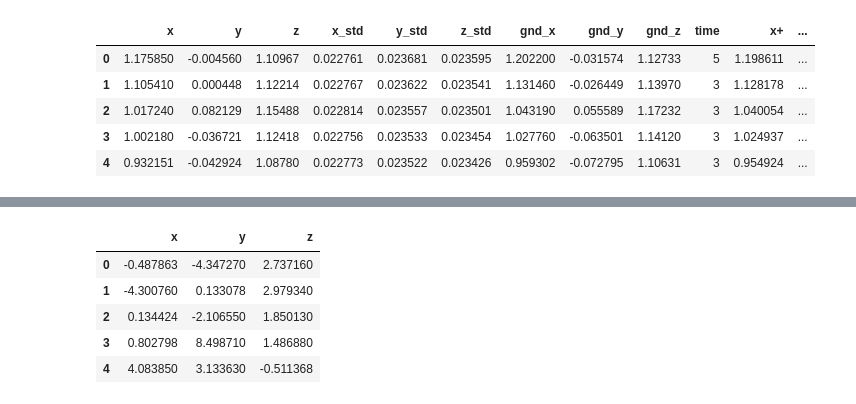
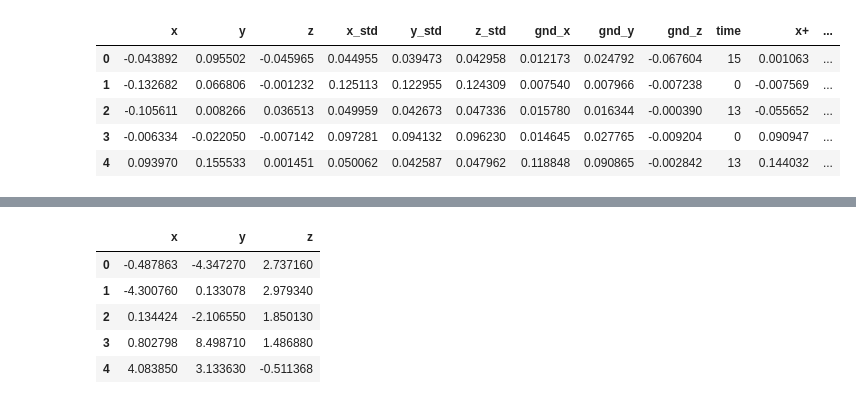
Before and after one commit to Codesflow-Simon/range-only, a Jupyter notebook: data/DataAnalysis.ipynb, the cells around one changed output, grey strips where cells are left out. Cells and saved outputs as stored; diff of their text form; code cells hidden in the pictures.

```diff
--- a/data/DataAnalysis.ipynb
+++ b/data/DataAnalysis.ipynb
@@ -5,26 +5,26 @@ from mpl_toolkits.mplot3d import Axes3D
 
 %matplotlib notebook
 # %%
-# prefix = "../build/"
-prefix = "./removingGP/"
+prefix = "../build/"
+# prefix = "./removingGP/"
 
 
 df = pd.read_csv(prefix+"data.csv")
 df.columns = ['x', 'y', 'z', 'x_std', 'y_std', 'z_std','gnd_x','gnd_y','gnd_z','time']
 df["x+"] = df["x"] + df["x_std"]
 df["y+"] = df["y"] + df["y_std"]
 df["z+"] = df["z"] + df["z_std"]
 df["x-"] = df["x"] - df["x_std"]
 df["y-"] = df["y"] - df["y_std"]
 df["z-"] = df["z"] - df["z_std"]
 
 df.head()
 # %% [output]
 |  | x | y | z | x_std | y_std | z_std | gnd_x | gnd_y | gnd_z | time | x+ | ... |
-| 0 | 1.175850 | -0.004560 | 1.10967 | 0.022761 | 0.023681 | 0.023595 | 1.202200 | -0.031574 | 1.12733 | 5 | 1.198611 | ... |
-| 1 | 1.105410 | 0.000448 | 1.12214 | 0.022767 | 0.023622 | 0.023541 | 1.131460 | -0.026449 | 1.13970 | 3 | 1.128178 | ... |
-| 2 | 1.017240 | 0.082129 | 1.15488 | 0.022814 | 0.023557 | 0.023501 | 1.043190 | 0.055589 | 1.17232 | 3 | 1.040054 | ... |
-| 3 | 1.002180 | -0.036721 | 1.12418 | 0.022756 | 0.023533 | 0.023454 | 1.027760 | -0.063501 | 1.14120 | 3 | 1.024937 | ... |
-| 4 | 0.932151 | -0.042924 | 1.08780 | 0.022773 | 0.023522 | 0.023426 | 0.959302 | -0.072795 | 1.10631 | 3 | 0.954924 | ... |
+| 0 | -0.043892 | 0.095502 | -0.045965 | 0.044955 | 0.039473 | 0.042958 | 0.012173 | 0.024792 | -0.067604 | 15 | 0.001063 | ... |
+| 1 | -0.132682 | 0.066806 | -0.001232 | 0.125113 | 0.122955 | 0.124309 | 0.007540 | 0.007966 | -0.007238 | 0 | -0.007569 | ... |
+| 2 | -0.105611 | 0.008266 | 0.036513 | 0.049959 | 0.042673 | 0.047336 | 0.015780 | 0.016344 | -0.000390 | 13 | -0.055652 | ... |
+| 3 | -0.006334 | -0.022050 | -0.007142 | 0.097281 | 0.094132 | 0.096230 | 0.014645 | 0.027765 | -0.009204 | 0 | 0.090947 | ... |
+| 4 | 0.093970 | 0.155533 | 0.001451 | 0.050062 | 0.042587 | 0.047962 | 0.118848 | 0.090865 | -0.002842 | 13 | 0.144032 | ... |
 # %%
 plt.plot(df.index, df['x'])
```
Also changed, not shown: parts of 1 cell of this notebook, 4 other files.
